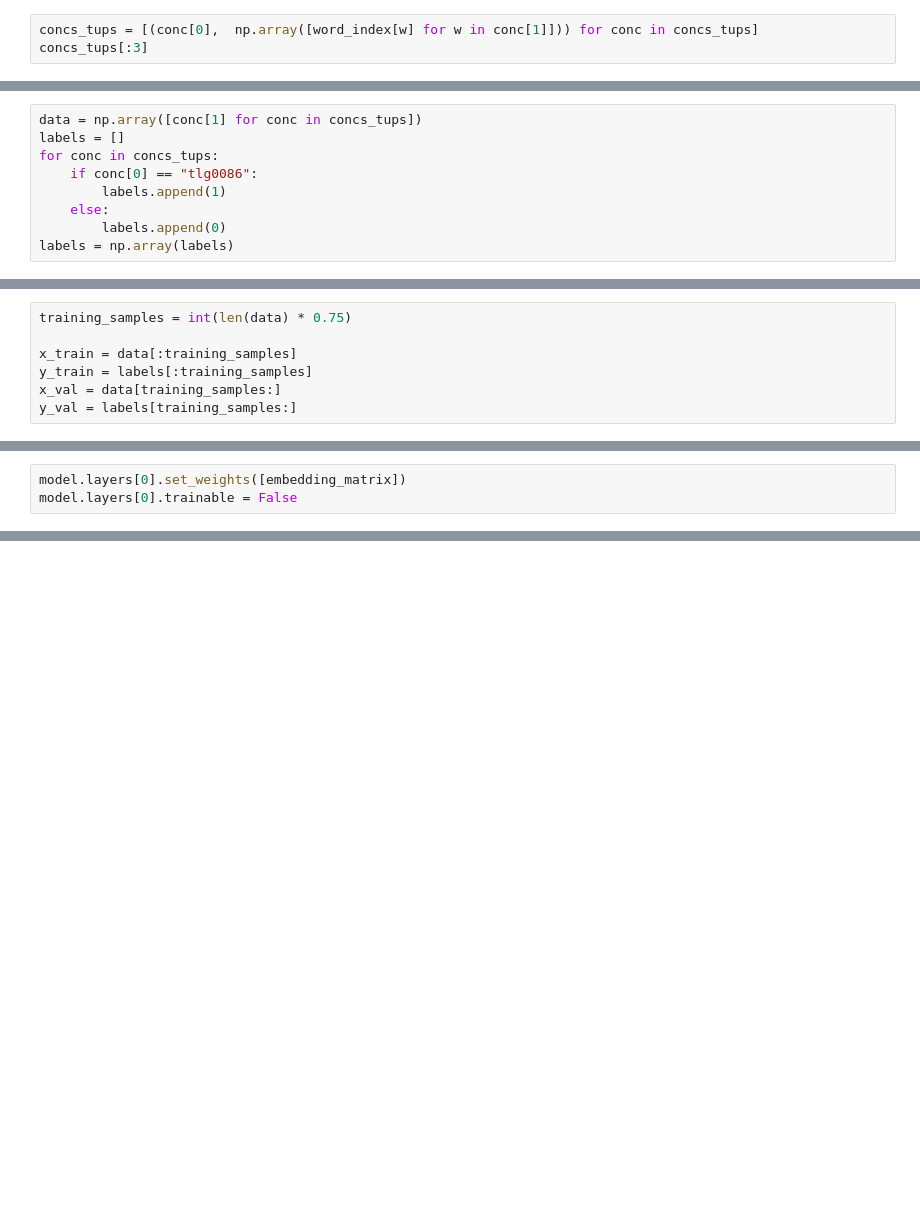
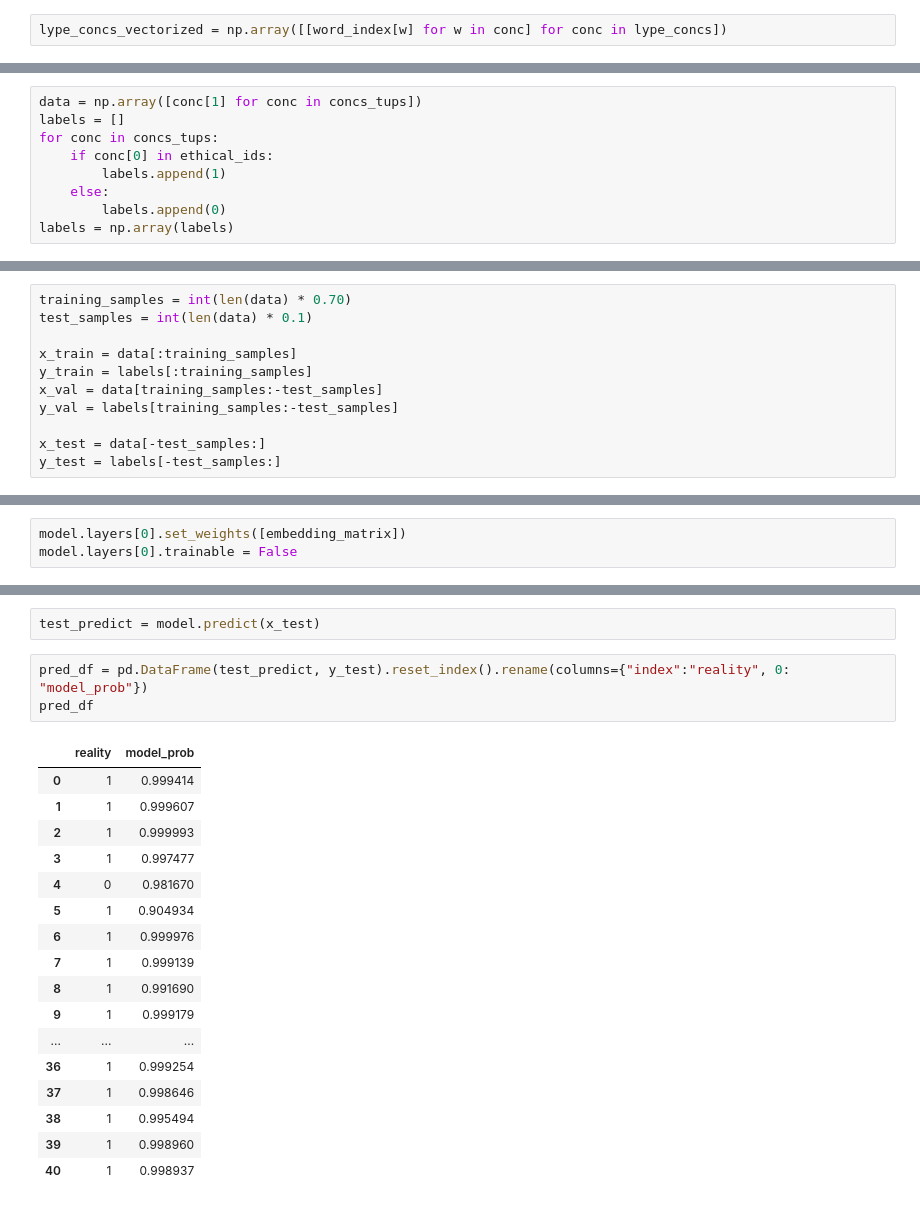
Before and after one commit to kasev/PIPA, a Jupyter notebook: scripts/3_CONCORDANCES+EMBDEDDINGS.ipynb, the cells around one changed output, grey strips where cells are left out. Saved outputs shown, nothing was run; the diff lists cells and outputs as text; blank space fills up the shorter version.

```diff
--- a/scripts/3_CONCORDANCES+EMBDEDDINGS.ipynb
+++ b/scripts/3_CONCORDANCES+EMBDEDDINGS.ipynb
@@ -76,3 +227,2 @@ print(concs_tups[:3])
 # %%
-concs_tups = [(conc[0],  np.array([word_index[w] for w in conc[1]])) for conc in concs_tups]
-concs_tups[:3]
+lype_concs_vectorized = np.array([[word_index[w] for w in conc] for conc in lype_concs])
@@ -97,7 +243,7 @@ np.random.shuffle(indices)
 data = np.array([conc[1] for conc in concs_tups])
 labels = []
 for conc in concs_tups:
-    if conc[0] == "tlg0086":
+    if conc[0] in ethical_ids:
         labels.append(1)
     else:
         labels.append(0)
@@ -108,10 +315,14 @@ labels = labels[indices]
 # %%
-training_samples = int(len(data) * 0.75)
+training_samples = int(len(data) * 0.70)
+test_samples = int(len(data) * 0.1)
 
 x_train = data[:training_samples]
 y_train = labels[:training_samples]
-x_val = data[training_samples:]
-y_val = labels[training_samples:]
+x_val = data[training_samples:-test_samples]
+y_val = labels[training_samples:-test_samples]
+
+x_test = data[-test_samples:]
+y_test = labels[-test_samples:]
 # %%
 embedding_matrix = cgl_embeddings[3]
 embedding_matrix
@@ -192,0 +404,23 @@ Epoch 10/10
+# %%
+test_predict = model.predict(x_test)
+# %%
+pred_df = pd.DataFrame(test_predict, y_test).reset_index().rename(columns={"index":"reality", 0: "model_prob"})
+pred_df
+# %% [output]
+|  | reality | model_prob |
+| 0 | 1 | 0.999414 |
+| 1 | 1 | 0.999607 |
+| 2 | 1 | 0.999993 |
+| 3 | 1 | 0.997477 |
+| 4 | 0 | 0.981670 |
+| 5 | 1 | 0.904934 |
+| 6 | 1 | 0.999976 |
+| 7 | 1 | 0.999139 |
+| 8 | 1 | 0.991690 |
+| 9 | 1 | 0.999179 |
+| ... | ... | ... |
+| 36 | 1 | 0.999254 |
+| 37 | 1 | 0.998646 |
+| 38 | 1 | 0.995494 |
+| 39 | 1 | 0.998960 |
+| 40 | 1 | 0.998937 |
```
Also changed, not shown: parts of 34 cells of this notebook, 1 other file.
